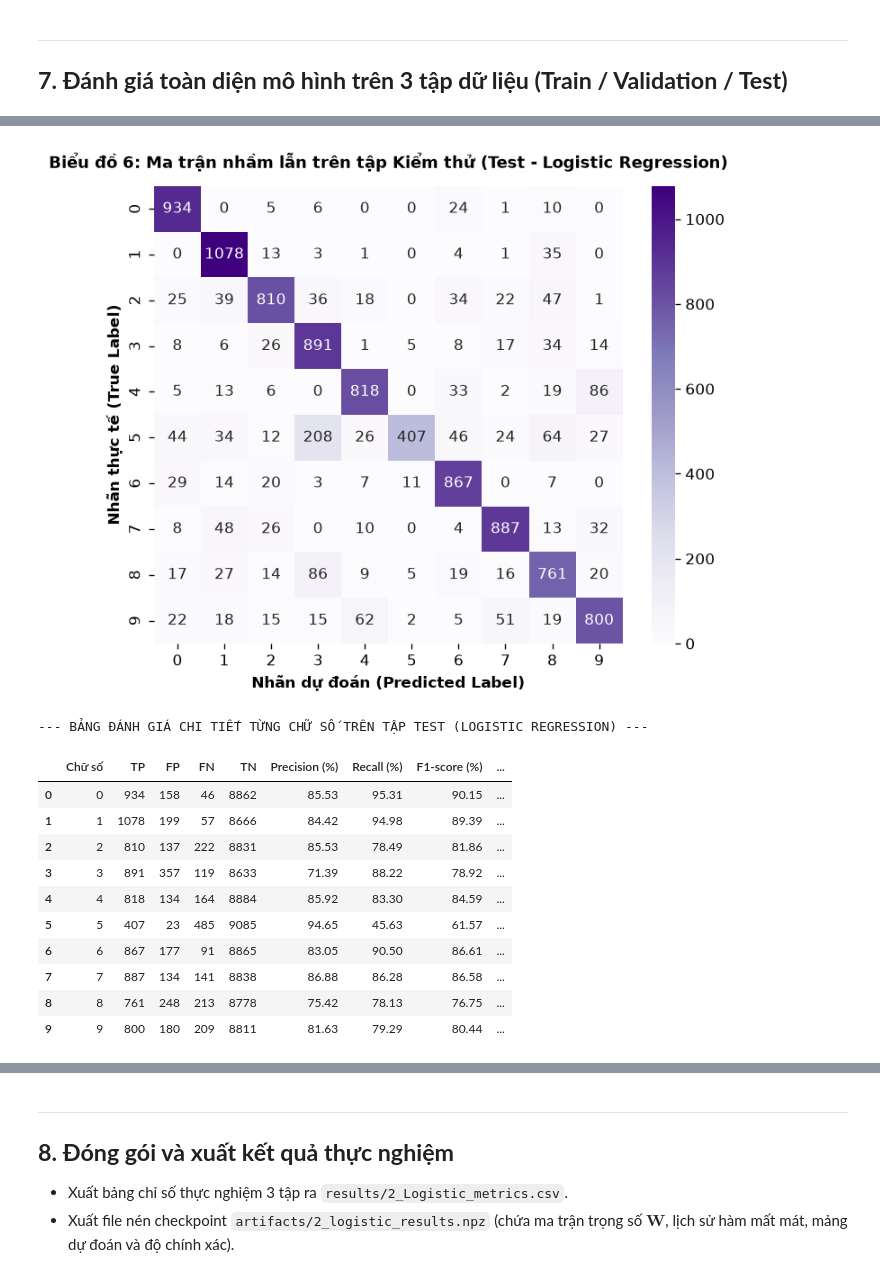
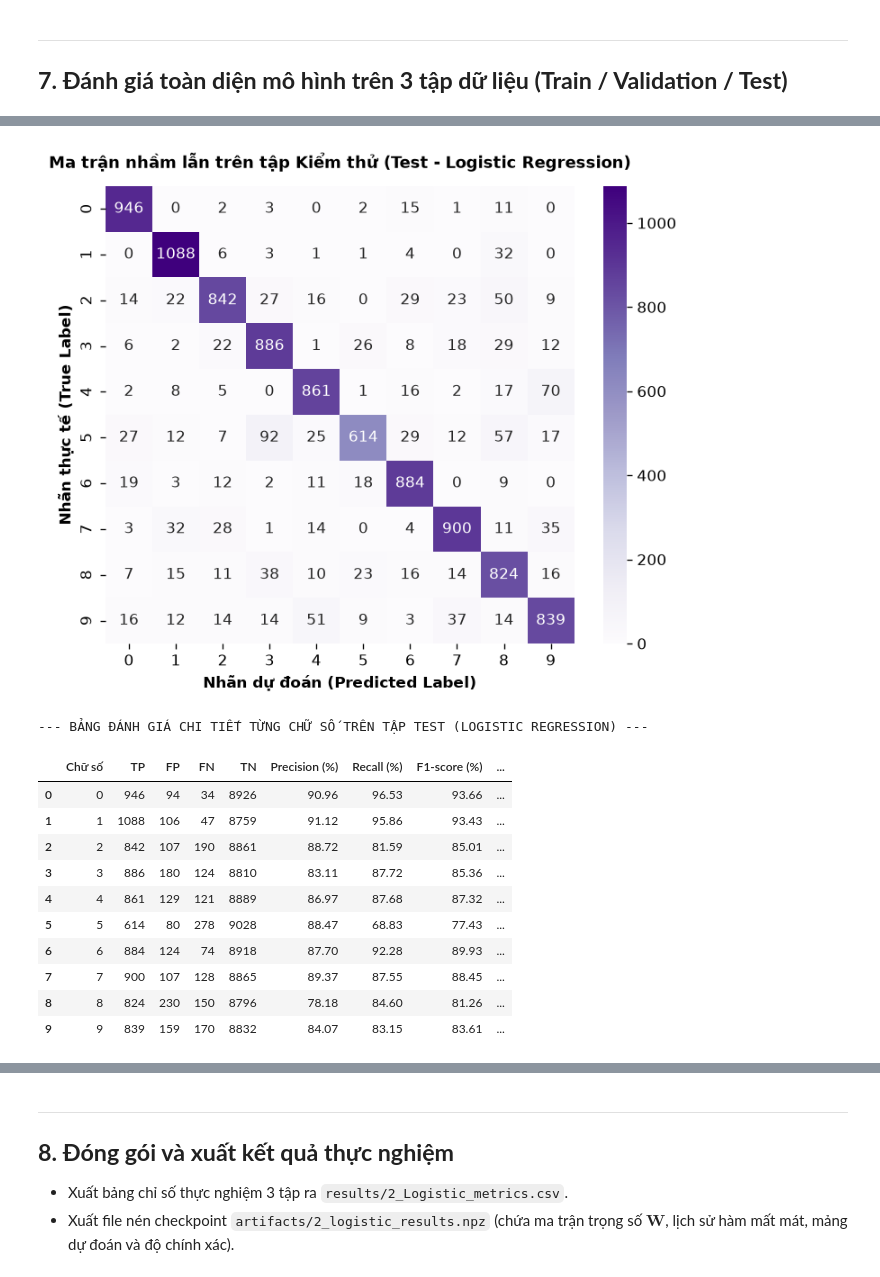
Before and after one commit to gautrangtoidayyy/Pattern-Recognition, a Jupyter notebook: notebook/2_Logistic.ipynb, the cells around one changed output, grey strips where cells are left out. Drawn from its saved outputs; the diff is of its cells as text; code cells hidden in the pictures.

```diff
--- a/notebook/2_Logistic.ipynb
+++ b/notebook/2_Logistic.ipynb
@@ -451,7 +451,7 @@ Sau khi xác định siêu tham số tối ưu $\eta^* = 0.5$, ta tiến hành:
 3. Ghép véc-tơ trọng số của 10 mô hình con thành ma trận trọng số $\mathbf{W} \in \mathbb{R}^{785 \times 10}$, tái cấu trúc thành 10 ảnh kích thước $28 \times 28$ để quan sát **Bản đồ nhiệt khuôn mẫu nhận thức 10 chữ số** (**Biểu đồ 3**).
 # %%
 # HUẤN LUYỆN MÔ HÌNH TỐI ƯU & ĐO ĐẠC THỜI GIAN
-best_lr = 0.1
+best_lr = 0.5
 max_epochs = 30
 
 print(f"--- HUẤN LUYỆN LOGISTIC REGRESSION ONE-VS-REST TỐI ƯU (eta = {best_lr}, max_epochs = {max_epochs}) ---")
@@ -677,19 +677,19 @@ plt.show()
 # %%
 # (Biểu đồ 6 - Logistic): MA TRẬN NHẦM LẪN TẬP KIỂM THỬ (TEST)
 
 cm_test_lr = confusion_matrix(y_test, preds_test_lr)
 plt.figure(figsize=(7, 5.5))
 sns.heatmap(cm_test_lr, annot=True, fmt="d", cmap="Purples", cbar=True,
             xticklabels=range(10), yticklabels=range(10))
-plt.title("Biểu đồ 6: Ma trận nhầm lẫn trên tập Kiểm thử (Test - Logistic Regression)", fontsize=11, fontweight="bold", pad=12)
+plt.title("Ma trận nhầm lẫn trên tập Kiểm thử (Test - Logistic Regression)", fontsize=11, fontweight="bold", pad=12)
 plt.xlabel("Nhãn dự đoán (Predicted Label)", fontsize=10, fontweight="bold")
 plt.ylabel("Nhãn thực tế (True Label)", fontsize=10, fontweight="bold")
 
 fig_path_6 = FIGURES_DIR / "2_06_logistic_confusion_test.png"
 plt.savefig(fig_path_6, bbox_inches="tight", dpi=150)
 plt.show()
 # %% [output]
-[figure, old version]
+[figure, new version]
 # %%
 # BẢNG PHÂN TÍCH HIỆU NĂNG CHI TIẾT TỪNG CHỮ SỐ (TEST SET)
 digit_records_lr = []
@@ -721,16 +721,16 @@ display(df_digits_lr)
 # %% [output]
 --- BẢNG ĐÁNH GIÁ CHI TIẾT TỪNG CHỮ SỐ TRÊN TẬP TEST (LOGISTIC REGRESSION) ---
 |  | Chữ số | TP | FP | FN | TN | Precision (%) | Recall (%) | F1-score (%) | ... |
-| 0 | 0 | 934 | 158 | 46 | 8862 | 85.53 | 95.31 | 90.15 | ... |
-| 1 | 1 | 1078 | 199 | 57 | 8666 | 84.42 | 94.98 | 89.39 | ... |
-| 2 | 2 | 810 | 137 | 222 | 8831 | 85.53 | 78.49 | 81.86 | ... |
-| 3 | 3 | 891 | 357 | 119 | 8633 | 71.39 | 88.22 | 78.92 | ... |
-| 4 | 4 | 818 | 134 | 164 | 8884 | 85.92 | 83.30 | 84.59 | ... |
-| 5 | 5 | 407 | 23 | 485 | 9085 | 94.65 | 45.63 | 61.57 | ... |
-| 6 | 6 | 867 | 177 | 91 | 8865 | 83.05 | 90.50 | 86.61 | ... |
-| 7 | 7 | 887 | 134 | 141 | 8838 | 86.88 | 86.28 | 86.58 | ... |
-| 8 | 8 | 761 | 248 | 213 | 8778 | 75.42 | 78.13 | 76.75 | ... |
-| 9 | 9 | 800 | 180 | 209 | 8811 | 81.63 | 79.29 | 80.44 | ... |
+| 0 | 0 | 946 | 94 | 34 | 8926 | 90.96 | 96.53 | 93.66 | ... |
+| 1 | 1 | 1088 | 106 | 47 | 8759 | 91.12 | 95.86 | 93.43 | ... |
+| 2 | 2 | 842 | 107 | 190 | 8861 | 88.72 | 81.59 | 85.01 | ... |
+| 3 | 3 | 886 | 180 | 124 | 8810 | 83.11 | 87.72 | 85.36 | ... |
+| 4 | 4 | 861 | 129 | 121 | 8889 | 86.97 | 87.68 | 87.32 | ... |
+| 5 | 5 | 614 | 80 | 278 | 9028 | 88.47 | 68.83 | 77.43 | ... |
+| 6 | 6 | 884 | 124 | 74 | 8918 | 87.70 | 92.28 | 89.93 | ... |
+| 7 | 7 | 900 | 107 | 128 | 8865 | 89.37 | 87.55 | 88.45 | ... |
+| 8 | 8 | 824 | 230 | 150 | 8796 | 78.18 | 84.60 | 81.26 | ... |
+| 9 | 9 | 839 | 159 | 170 | 8832 | 84.07 | 83.15 | 83.61 | ... |
 # %%
 # Biểu đồ 7 - Logistic): LƯỚI TRỰC QUAN HÓA CÁC MẪU DỰ ĐOÁN SAI
 mis_indices_lr = np.where(preds_test_lr != y_test)[0]
```
Also changed, not shown: parts of 14 cells of this notebook, 34 other files.
